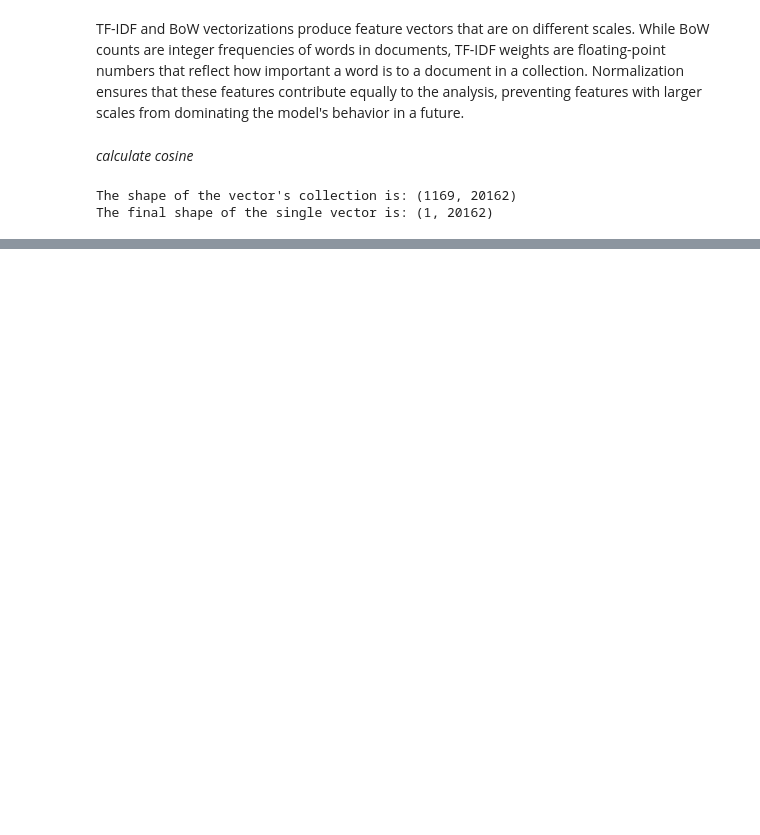
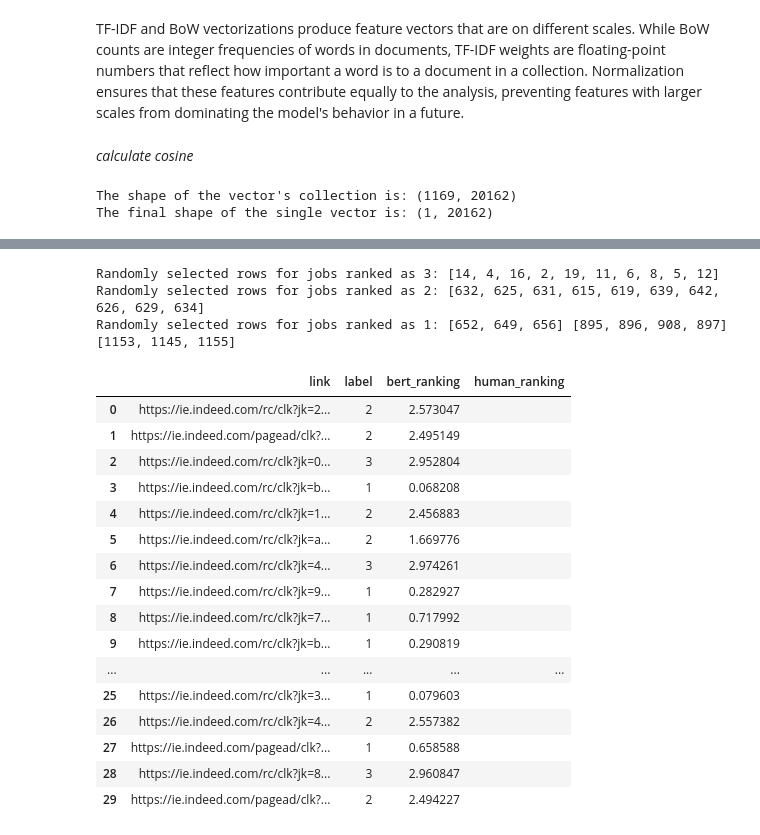
Before and after one commit to temulenbd/project-text-represetation-techniques, a Jupyter notebook: 4 cosine similarity.ipynb, the cells around one changed output, grey strips where cells are left out. Drawn from its saved outputs; the diff is of its cells as text; code cells hidden in the pictures; blank space fills up the shorter version.

```diff
--- a/4 cosine similarity.ipynb
+++ b/4 cosine similarity.ipynb
@@ -732,0 +805,7 @@ The calculation of cosine similarity using TF-IDF and BoW completed in: 0 minute
+# %%
+# Normalize and rank the cosine similarity score values from 1 to 3.
+user1_data['bert_ranking'] = (user1_data['cos_bert'] - user1_data['cos_bert'].min()) / (user1_data['cos_bert'].max() - user1_data['cos_bert'].min()) * 3
+user1_data['word2vec_ranking'] = (user1_data['cos_word2vec'] - user1_data['cos_word2vec'].min()) / (user1_data['cos_word2vec'].max() - user1_data['cos_word2vec'].min()) * 3
+user1_data['tfidf_ranking'] = (user1_data['cos_tfidf'] - user1_data['cos_tfidf'].min()) / (user1_data['cos_tfidf'].max() - user1_data['cos_tfidf'].min()) * 3
+
+user1_data.head(3)
@@ -732,0 +817,60 @@ The calculation of cosine similarity using TF-IDF and BoW completed in: 0 minute
+# %%
+random.seed(630)
+
+# Randomly select 10 numbers from the range 0-30 (top 30 ranked 'registered_nurse' jobs for user1)
+numbers_0_30 = random.sample(range(31), 10)
+# Randomly select 10 numbers from the range 613-643 (least 30 ranked 'registered_nurse' jobs for user1)
+numbers_613_643 = random.sample(range(613, 644), 10)
+# Randomly select 3 numbers from the range 644-664 (top 20 ranked jobs for user1 that is not 'registered_nurse')
+numbers_644_664 = random.sample(range(644, 665), 3)
+# Randomly select 4 numbers from the range 895-915 (middle 30 ranked jobs for user1 that is not 'registered_nurse')
+numbers_895_915 = random.sample(range(895, 916), 4)
+# Randomly select 3 numbers from the range 1136-1166 (least 20 ranking jobs for user1 that is not 'registered_nurse')
+numbers_1136_1166 = random.sample(range(1136, 1167), 3)
+
+print('Randomly selected rows for jobs ranked as 3:', numbers_0_30)
+print('Randomly selected rows for jobs ranked as 2:', numbers_613_643)
+print('Randomly selected rows for jobs ranked as 1:', numbers_644_664, numbers_895_915, numbers_1136_1166)
+# %% [output]
+Randomly selected rows for jobs ranked as 3: [14, 4, 16, 2, 19, 11, 6, 8, 5, 12]
+Randomly selected rows for jobs ranked as 2: [632, 625, 631, 615, 619, 639, 642, 626, 629, 634]
+Randomly selected rows for jobs ranked as 1: [652, 649, 656] [895, 896, 908, 897] [1153, 1145, 1155]
+# %%
+# Sort the DF based on 'bert_ranking' column in descending order and reset index.
+cosine_user1 = user1_data.sort_values(by='bert_ranking', ascending=False).reset_index(drop=True)
+# Extract specific rows based on predefined indices and sort in descending order of cosine similarity score.
+user1_bert = cosine_user1.iloc[numbers_0_30 + numbers_613_643 + numbers_644_664 + numbers_895_915 + numbers_1136_1166].sort_values(by='bert_ranking', ascending=False).reset_index(drop=True)
+# Assign label values (3 for top 30, 2 for next 30, and 1 for next 30) to the extracted rows.
+label_values = [3] * 10 + [2] * 10 + [1] * 10
+
+# Drop unnecessary rows and create row for human evaluation.
+user1_bert['label'] = label_values
+user1_bert = user1_bert[['link', 'label', 'bert_ranking']]
+user1_bert['human_ranking'] = ''
+
+# Shuffle the rows.
+user1_bert = user1_bert.sample(frac=1).reset_index(drop=True)
+
+# Save the DF to local drive.
+user1_bert.to_csv('user_1_bert_evaluation.csv', index=False)
+
+# Show the final result.
+user1_bert
+# %% [output]
+|  | link | label | bert_ranking | human_ranking |
+| 0 | https://ie.indeed.com/rc/clk?jk=2... | 2 | 2.573047 |  |
+| 1 | https://ie.indeed.com/pagead/clk?... | 2 | 2.495149 |  |
+| 2 | https://ie.indeed.com/rc/clk?jk=0... | 3 | 2.952804 |  |
+| 3 | https://ie.indeed.com/rc/clk?jk=b... | 1 | 0.068208 |  |
+| 4 | https://ie.indeed.com/rc/clk?jk=1... | 2 | 2.456883 |  |
+| 5 | https://ie.indeed.com/rc/clk?jk=a... | 2 | 1.669776 |  |
+| 6 | https://ie.indeed.com/rc/clk?jk=4... | 3 | 2.974261 |  |
+| 7 | https://ie.indeed.com/rc/clk?jk=9... | 1 | 0.282927 |  |
+| 8 | https://ie.indeed.com/rc/clk?jk=7... | 1 | 0.717992 |  |
+| 9 | https://ie.indeed.com/rc/clk?jk=b... | 1 | 0.290819 |  |
+| ... | ... | ... | ... | ... |
+| 25 | https://ie.indeed.com/rc/clk?jk=3... | 1 | 0.079603 |  |
+| 26 | https://ie.indeed.com/rc/clk?jk=4... | 2 | 2.557382 |  |
+| 27 | https://ie.indeed.com/pagead/clk?... | 1 | 0.658588 |  |
+| 28 | https://ie.indeed.com/rc/clk?jk=8... | 3 | 2.960847 |  |
+| 29 | https://ie.indeed.com/pagead/clk?... | 2 | 2.494227 |  |
```
Also changed, not shown: parts of 36 cells of this notebook, 2 other files.
